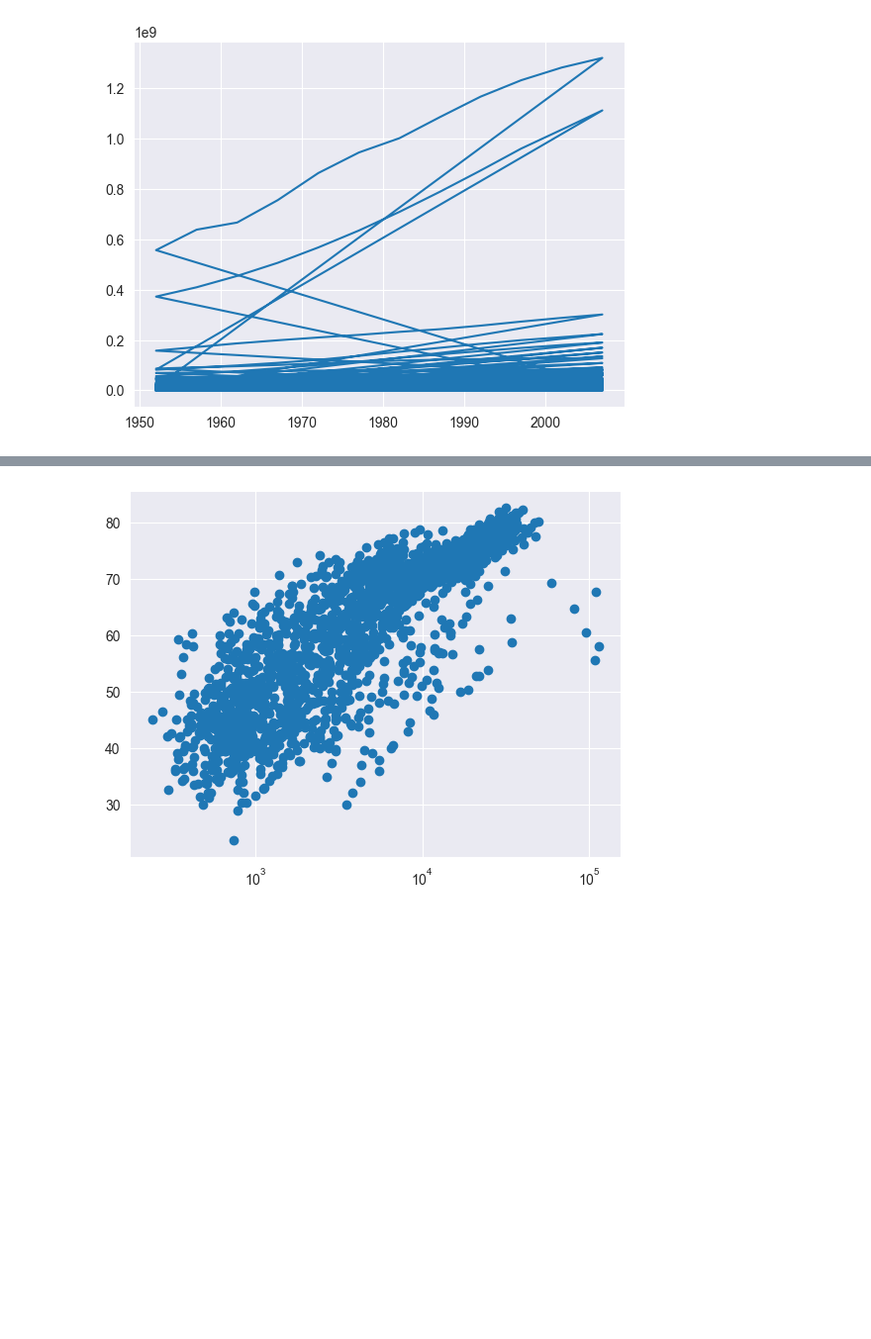
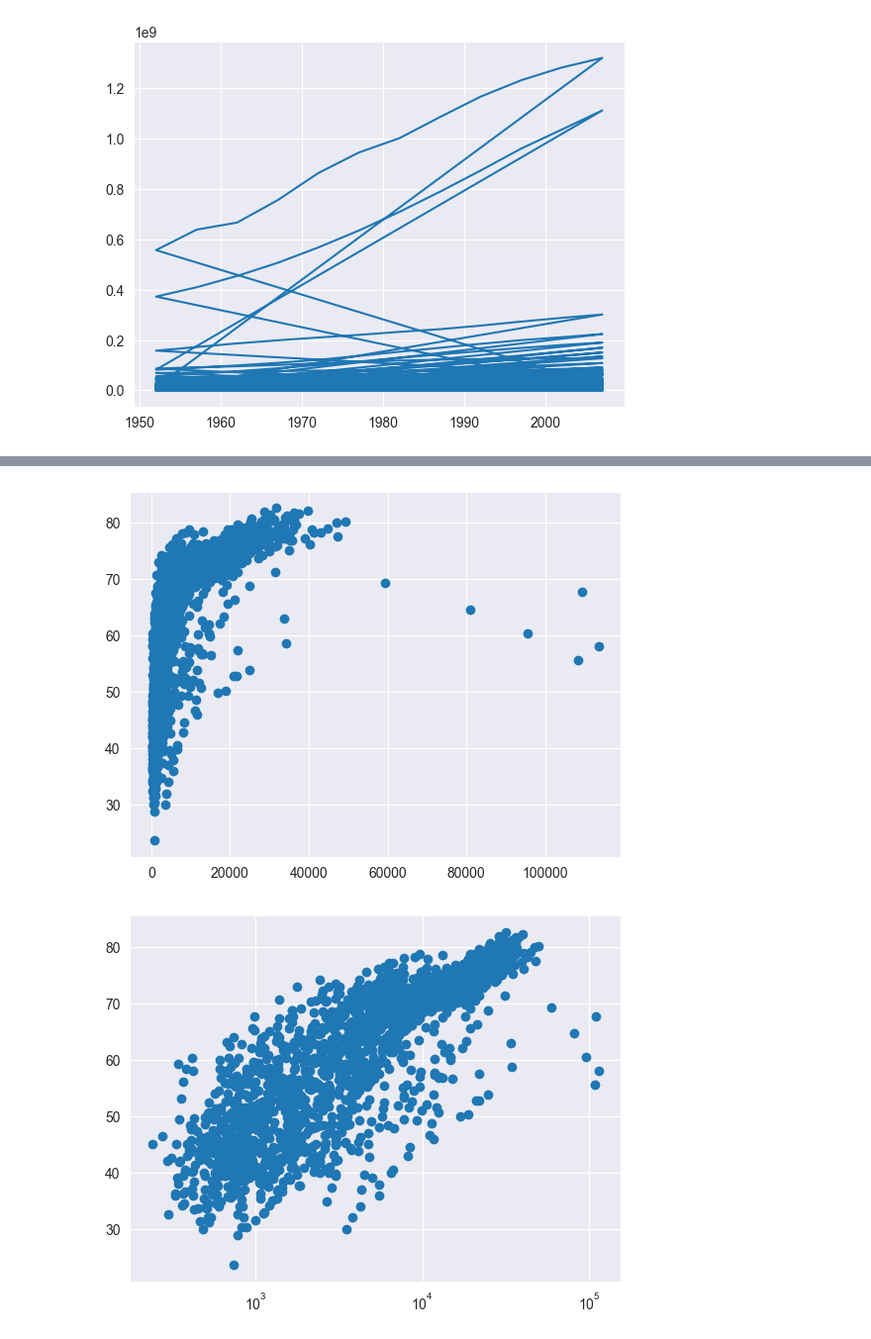
Before and after one commit to nilsjennissen/python-handbook, a Jupyter notebook: notebooks/python_intro.ipynb, the cells around one changed output, grey strips where cells are left out. Shown at 99% size. Saved outputs shown, nothing was run; the diff lists cells and outputs as text; code cells hidden in the pictures; blank space fills up the shorter version.

```diff
--- a/notebooks/python_intro.ipynb
+++ b/notebooks/python_intro.ipynb
@@ -893,3 +910,9 @@ plt.show()
+# %%
+# Exporting a plot
+plt.scatter(gdp_cap, life_exp)
+plt.savefig('my_figure.png')
+# %% [output]
+[figure, added]
 # %%
 # Change the line plot below to a scatter plot
 plt.scatter(gdp_cap, life_exp)
```
Also changed, not shown: parts of 39 cells of this notebook.
